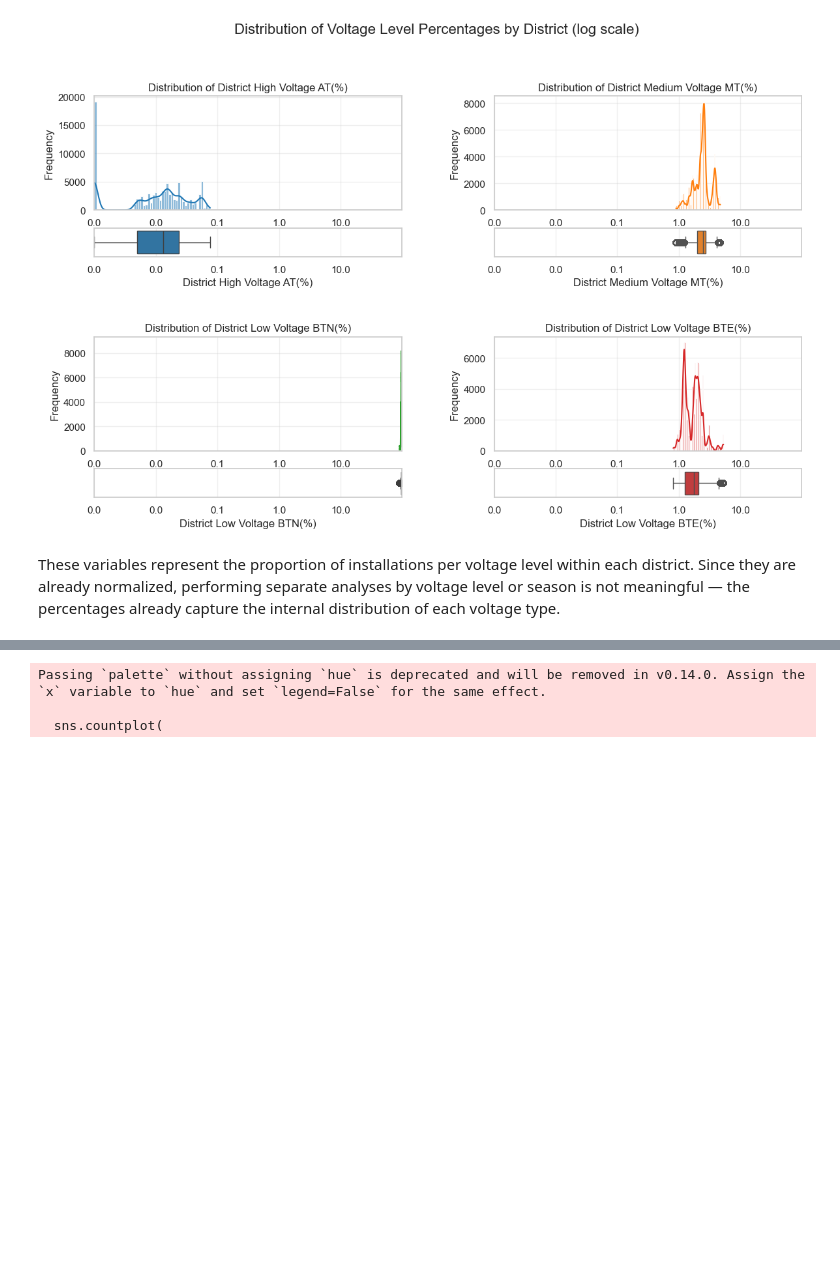
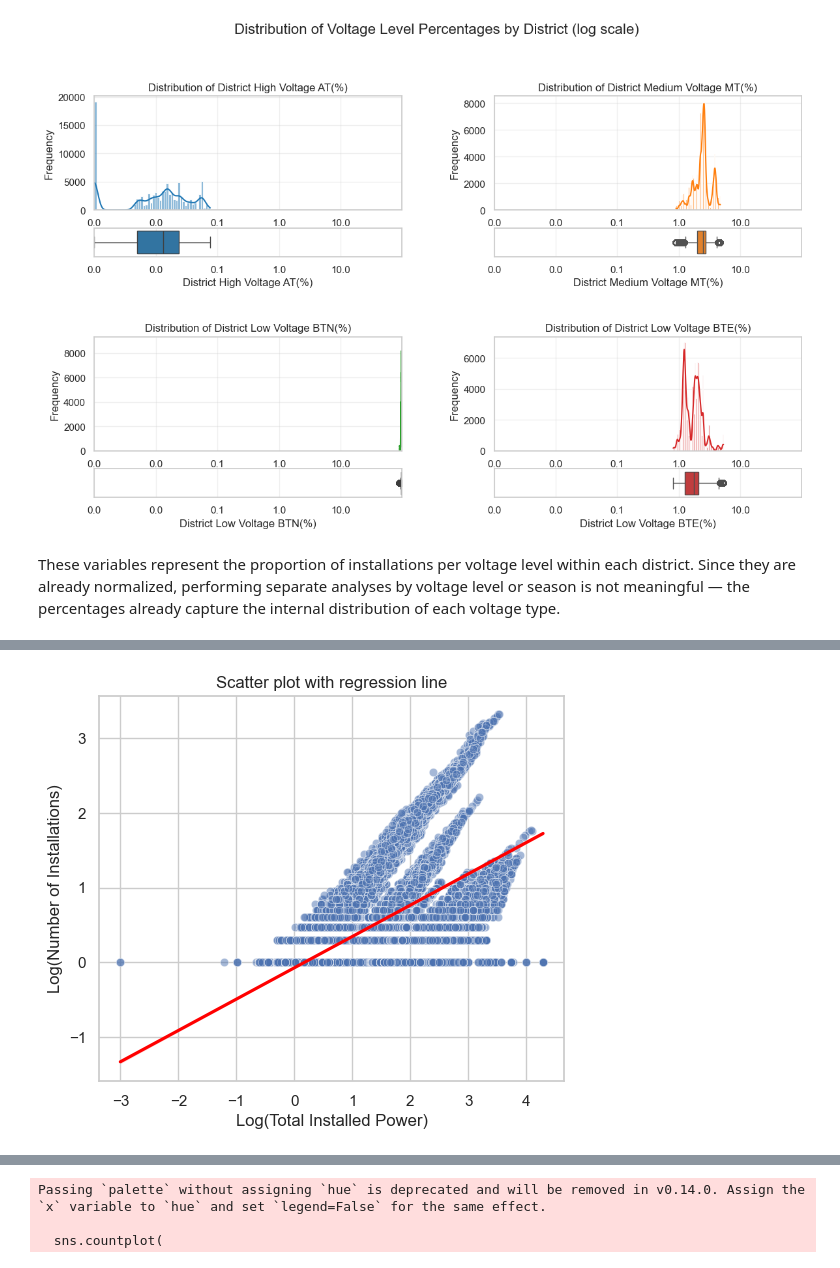
Before and after one commit to Mariana-rc01/WattWise, a Jupyter notebook: iara_notebook.ipynb, the cells around one changed output, grey strips where cells are left out. Saved outputs shown, nothing was run; the diff lists cells and outputs as text; code cells hidden in the pictures; blank space fills up the shorter version.

```diff
--- a/iara_notebook.ipynb
+++ b/iara_notebook.ipynb
@@ -1206,0 +1212,22 @@ These variables represent the proportion of installations per voltage level with
+# %%
+sns.set(style='whitegrid')
+plt.figure(figsize=(6,5))
+sns.scatterplot(
+    x='LogPower',
+    y='LogInstallations',
+    data=df,
+    alpha=0.5
+)
+sns.regplot(
+    x='LogPower',
+    y='LogInstallations',
+    data=df,
+    scatter=False,
+    color='red'
+)
+plt.xlabel('Log(Total Installed Power)')
+plt.ylabel('Log(Number of Installations)')
+plt.title('Scatter plot with regression line')
+plt.show()
+# %% [output]
+[figure, added]
```
Also changed, not shown: parts of 21 cells of this notebook.
